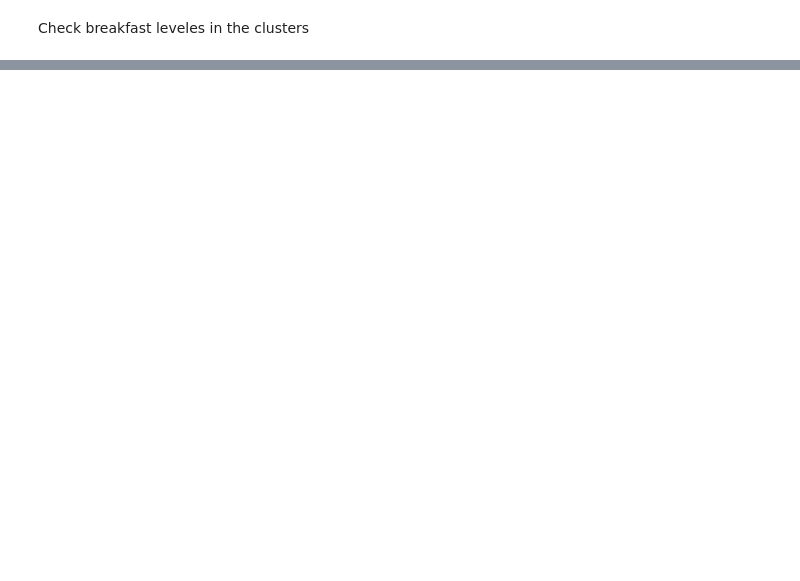
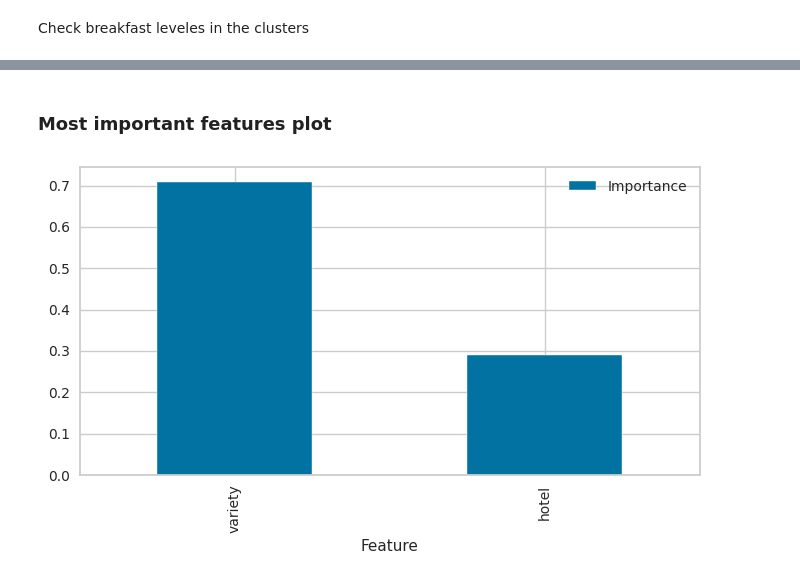
Before and after one commit to ZoltanNyaradi/Guest-Survey-Analysis-to-Improve-Hotel-Breakfast, a Jupyter notebook: jupyter_notebooks/06 - ClusterAnalysis.ipynb, the cells around one changed output, grey strips where cells are left out. Drawn from its saved outputs; the diff is of its cells as text; code cells hidden in the pictures; blank space fills up the shorter version.

Commit message:
Claster Analysis, finish claster analysis with most important features, Conclusion, Push to repo

```diff
--- a/jupyter_notebooks/06 - ClusterAnalysis.ipynb
+++ b/jupyter_notebooks/06 - ClusterAnalysis.ipynb
@@ -466,0 +807,4 @@ cluster_distribution_per_variable(df=df_cluster_vs_breakfast, target='breakfast'
+# %%
+df_clf = X.copy()
+print(df_clf.shape)
+df_clf.head(3)
@@ -466,0 +830,16 @@ cluster_distribution_per_variable(df=df_cluster_vs_breakfast, target='breakfast'
+# %%
+
+
+def PipelineClf2ExplainClusters():
+    pipeline_base = Pipeline([
+        ("yeo_johnson", vt.YeoJohnsonTransformer(["hotel"])),
+
+        ("scaler", StandardScaler()),
+
+        ("model", GradientBoostingClassifier(random_state=0)),
+
+    ])
+    return pipeline_base
+
+
+PipelineClf2ExplainClusters()
@@ -466,0 +852,3 @@ cluster_distribution_per_variable(df=df_cluster_vs_breakfast, target='breakfast'
+# %%
+pipeline_clf_cluster = PipelineClf2ExplainClusters()
+pipeline_clf_cluster.fit(X_train,y_train)
@@ -466,0 +885,16 @@ cluster_distribution_per_variable(df=df_cluster_vs_breakfast, target='breakfast'
+# %%
+best_features = X_train.columns.to_list()
+
+df_feature_importance = (pd.DataFrame(data={
+    'Feature': best_features,
+    'Importance': pipeline_clf_cluster['model'].feature_importances_})
+    .sort_values(by='Importance', ascending=False)
+)
+
+best_features = df_feature_importance['Feature'].to_list()
+
+print(f"* These are the {len(best_features)} most important features in descending order. "
+      f"The model was trained on them: \n{df_feature_importance['Feature'].to_list()}")
+
+df_feature_importance.plot(kind='bar', x='Feature', y='Importance')
+plt.show()
@@ -466,0 +991,7 @@ cluster_distribution_per_variable(df=df_cluster_vs_breakfast, target='breakfast'
+# %% [markdown]
+### Most important features plot
+# %%
+df_feature_importance.plot(kind='bar',x='Feature',y='Importance', figsize=(8,4))
+plt.show()
+# %% [output]
+[figure, added]
```
Also changed, not shown: parts of 85 cells of this notebook, 5 other files.
